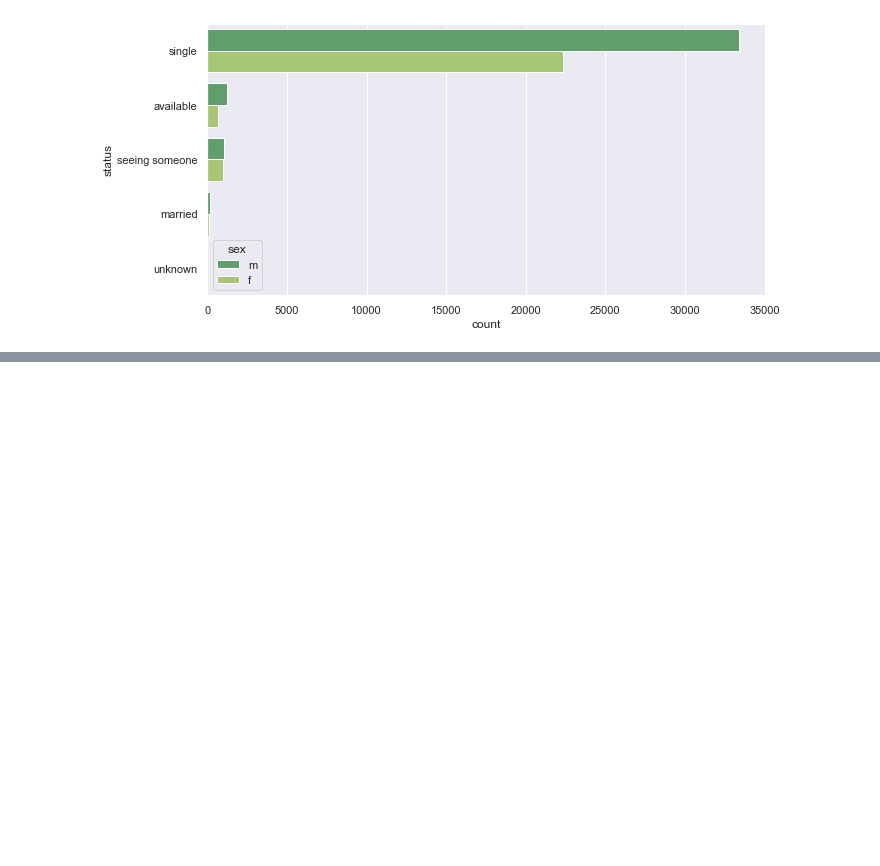
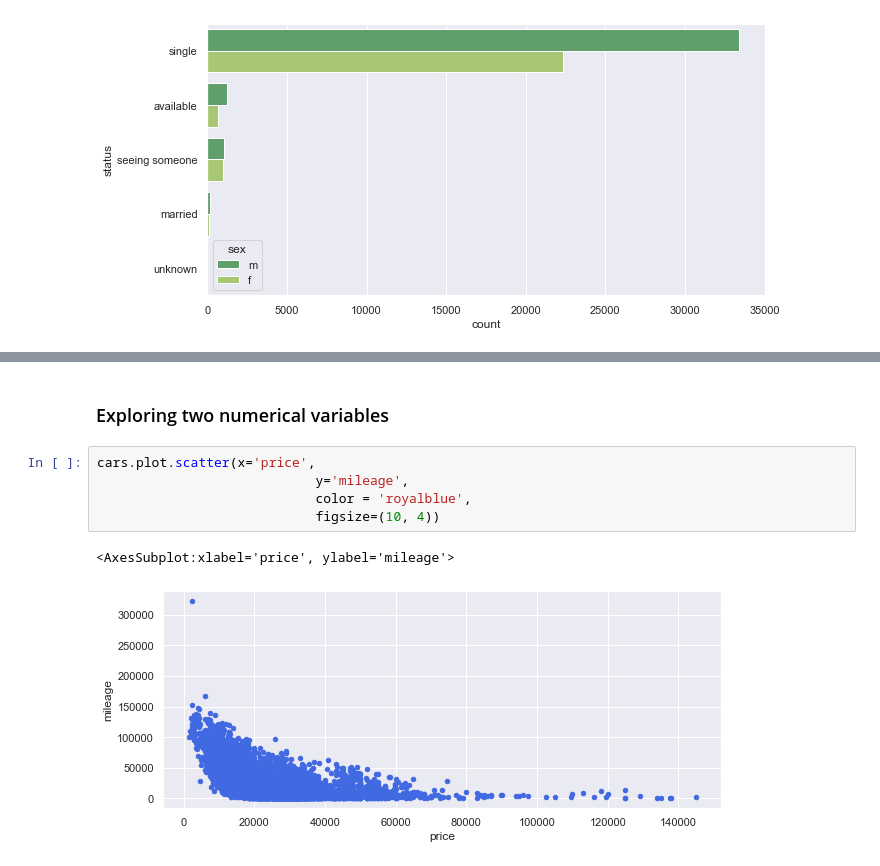
Before and after one commit to PhantomBigDataX/Statistics-for-data-science, a Jupyter notebook: exploratory-data-analysis.ipynb, the cells around one changed output, grey strips where cells are left out. Cells and saved outputs as stored; diff of their text form; blank space fills up the shorter version.

```diff
--- a/exploratory-data-analysis.ipynb
+++ b/exploratory-data-analysis.ipynb
@@ -105,0 +593,10 @@ shows the outliers in the data.
+# %% [markdown]
+### Exploring two numerical variables
+# %%
+cars.plot.scatter(x='price',
+                            y='mileage',
+                            color = 'royalblue',
+                            figsize=(10, 4))
+# %% [output]
+<AxesSubplot:xlabel='price', ylabel='mileage'>
+[figure, added]
```
Also changed, not shown: parts of 69 cells of this notebook, 37 other files.
